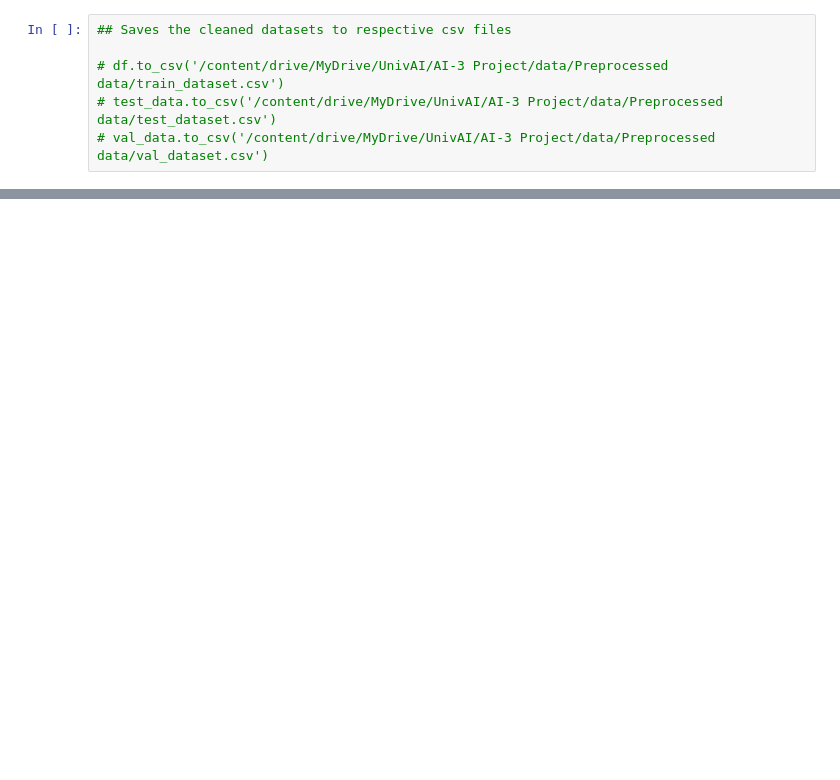
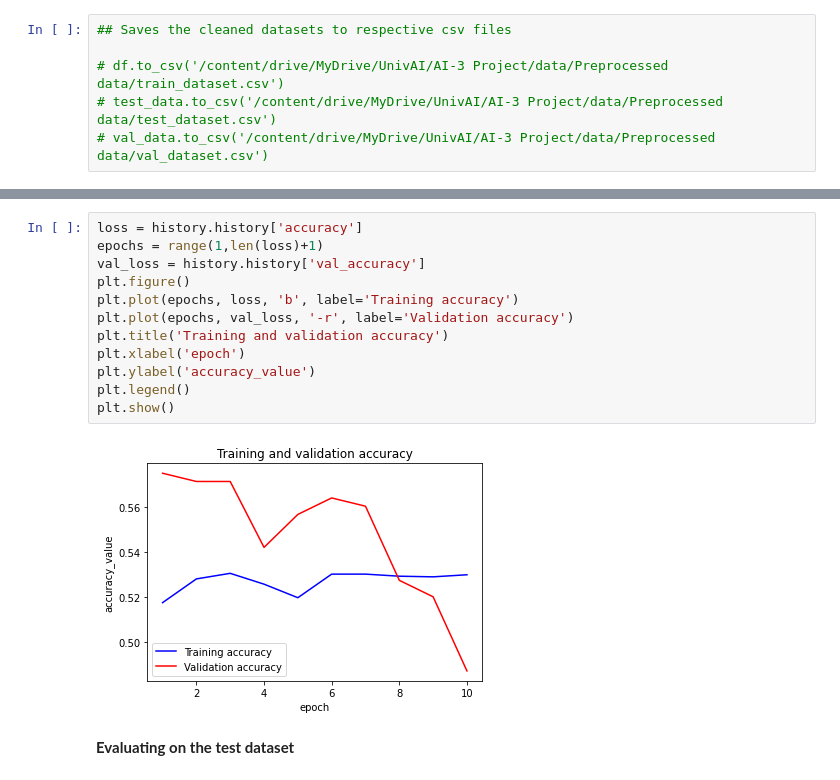
Before and after one commit to PadmajaVB/Sexist-Statement-Detection, a Jupyter notebook: SexistCommentDetection_Final.ipynb, the cells around one changed output, grey strips where cells are left out. Drawn from its saved outputs; the diff is of its cells as text; blank space fills up the shorter version.

```diff
--- a/SexistCommentDetection_Final.ipynb
+++ b/SexistCommentDetection_Final.ipynb
@@ -127,0 +770,16 @@ df.head()
+# %%
+loss = history.history['accuracy']
+epochs = range(1,len(loss)+1)
+val_loss = history.history['val_accuracy']
+plt.figure()
+plt.plot(epochs, loss, 'b', label='Training accuracy')
+plt.plot(epochs, val_loss, '-r', label='Validation accuracy')
+plt.title('Training and validation accuracy')
+plt.xlabel('epoch')
+plt.ylabel('accuracy_value')
+plt.legend()
+plt.show()
+# %% [output]
+[figure, added]
+# %% [markdown]
+**Evaluating on the test dataset**
```
Also changed, not shown: parts of 124 cells of this notebook.
